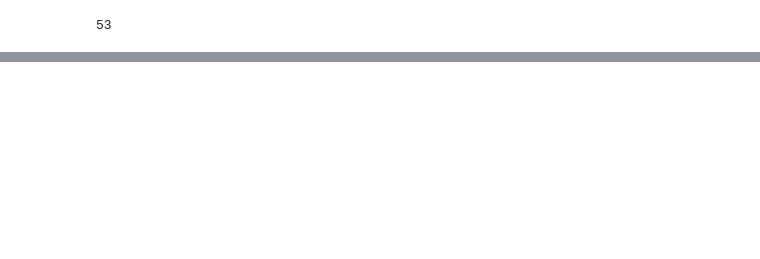
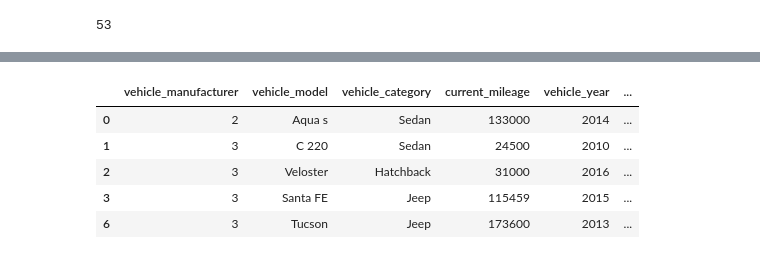
Before and after one commit to KiriruZaytsev/Car-Prices, a Jupyter notebook: solution.ipynb, the cells around one changed output, grey strips where cells are left out. Drawn from its saved outputs; the diff is of its cells as text; code cells hidden in the pictures; blank space fills up the shorter version.

```diff
--- a/solution.ipynb
+++ b/solution.ipynb
@@ -406,0 +436,29 @@ X['vehicle_manufacturer'] = X['vehicle_manufacturer'].
+# %%
+manufacturer_mean_price = train_data.groupby('vehicle_manufacturer')['final_price'].mean()
+# %%
+q25, q50, q75 = manufacturer_mean_price.quantile([0.25, 0.5, 0.75])
+# %%
+def manufacturer_to_numeric(manufacturer):
+    mean_price = manufacturer_mean_price.get(manufacturer, 0)
+    if mean_price <= q25:
+        return 0
+    elif q25 < mean_price <= q50:
+        return 1
+    elif q50 < mean_price <= q75:
+        return 2
+    else:
+        return 3
+# %%
+X = train_data.drop(columns = ['final_price'])
+y = train_data['final_price']
+
+X['vehicle_manufacturer'] = X['vehicle_manufacturer'].apply(manufacturer_to_numeric)
+# %%
+X.head()
+# %% [output]
+|  | vehicle_manufacturer | vehicle_model | vehicle_category | current_mileage | vehicle_year | ... |
+| 0 | 2 | Aqua s | Sedan | 133000 | 2014 | ... |
+| 1 | 3 | C 220 | Sedan | 24500 | 2010 | ... |
+| 2 | 3 | Veloster | Hatchback | 31000 | 2016 | ... |
+| 3 | 3 | Santa FE | Jeep | 115459 | 2015 | ... |
+| 6 | 3 | Tucson | Jeep | 173600 | 2013 | ... |
```
Also changed, not shown: parts of 46 cells of this notebook.
